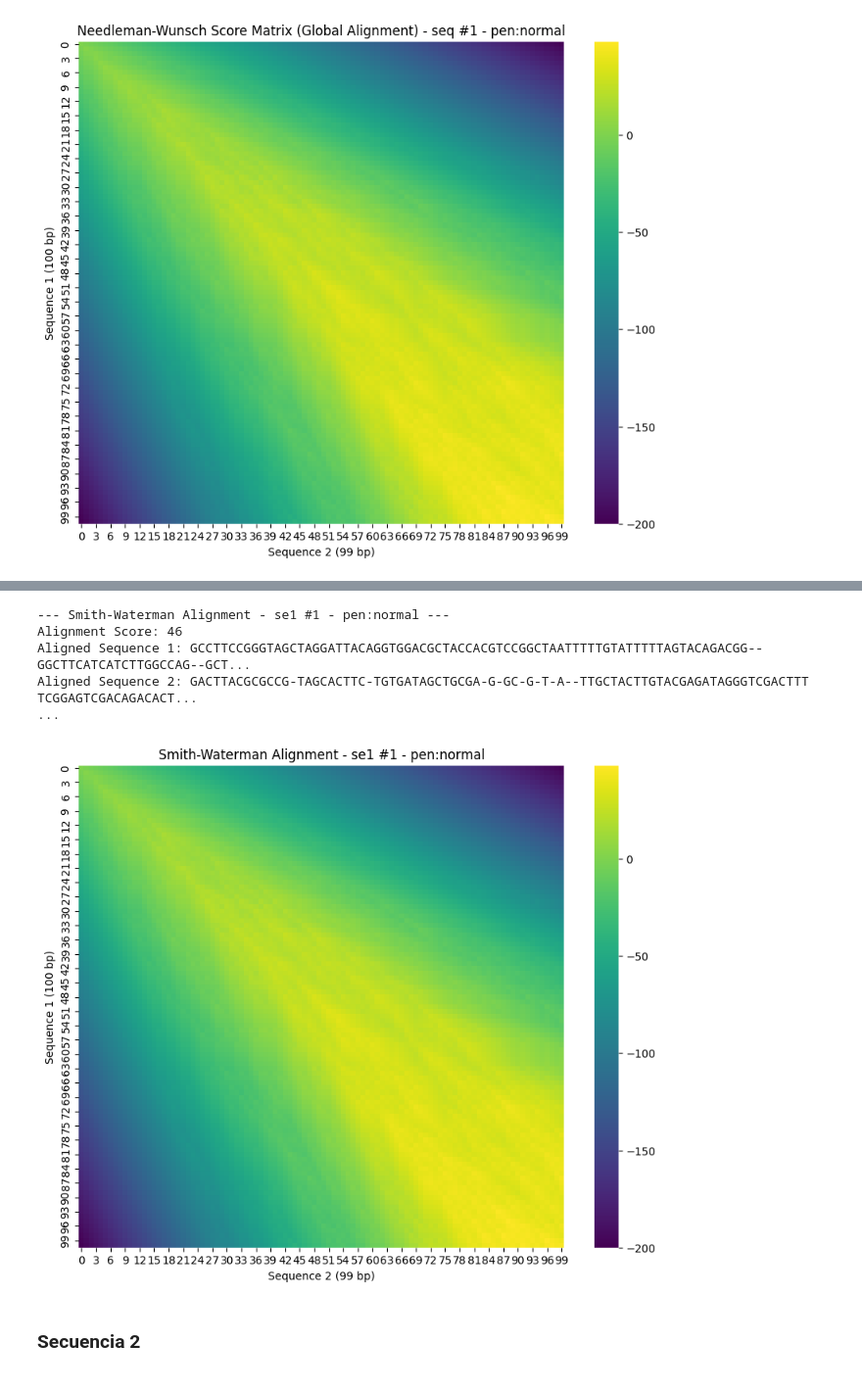
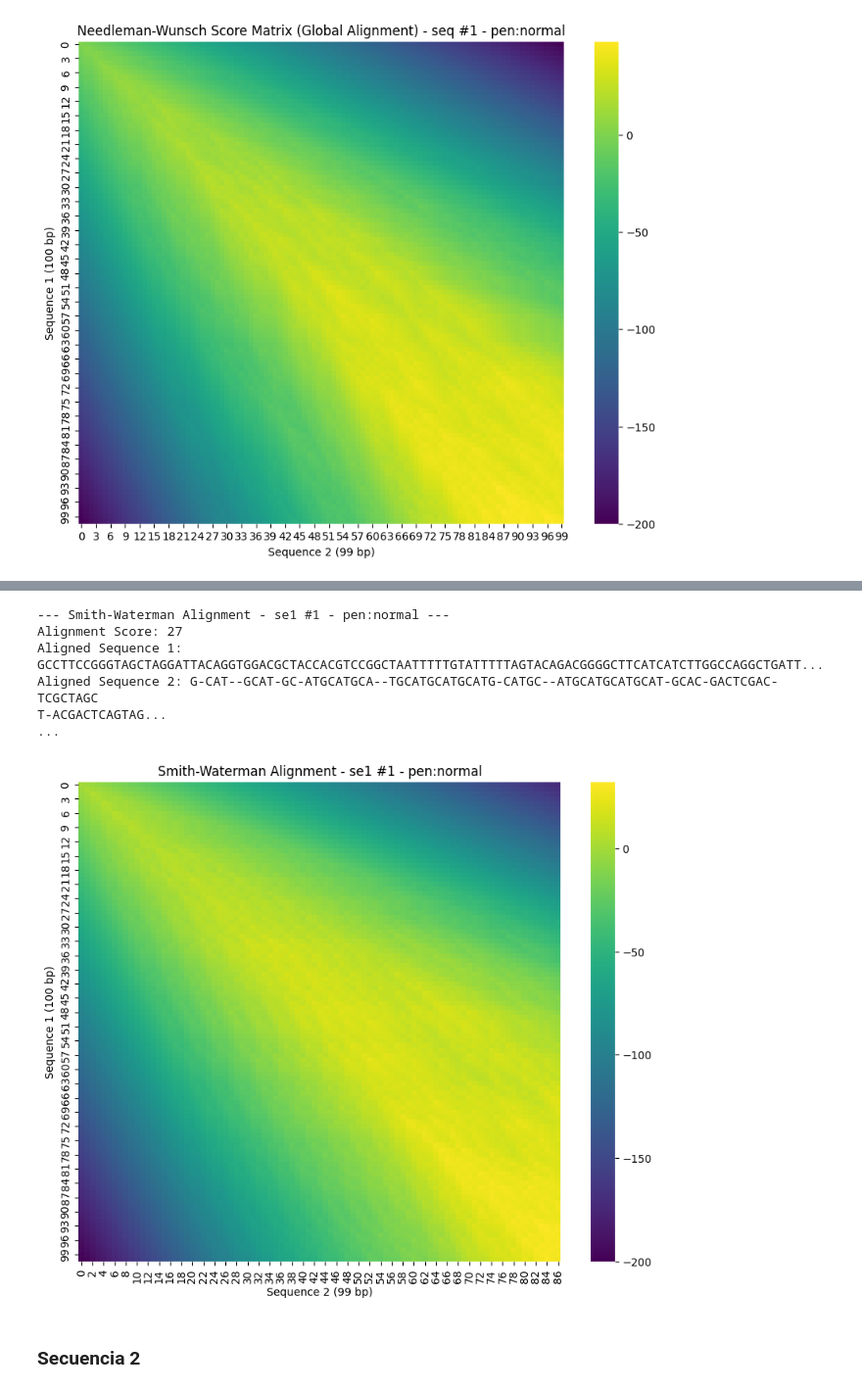
Before and after one commit to Roi-flores13/NLP_DNA_Sequencing, a Jupyter notebook: dna_sequencing.ipynb, the cells around one changed output, grey strips where cells are left out. Shown: that part at 98% size. Saved outputs shown, nothing was run; the diff lists cells and outputs as text; code cells hidden in the pictures.

```diff
--- a/dna_sequencing.ipynb
+++ b/dna_sequencing.ipynb
@@ -197,8 +199,8 @@ Variant 2 sequence length: 99 bp
 # %%
-aligned_nw1, aligned_nw2, score_matrix_nw, score_nw = needleman_wunsch(original_seq, original_seq1)
+aligned_nw1, aligned_nw2, score_matrix_nw, score_nw = needleman_wunsch(original_seq, sequence1)
 
 output(score_nw=score_nw, aligned_nw1=aligned_nw1, aligned_nw2=aligned_nw2,
-       original_seq=original_seq, variant1_seq=variant1_seq1, score_matrix_nw=score_matrix_nw,
+       original_seq=original_seq, variant1_seq=sequence1, score_matrix_nw=score_matrix_nw,
        title="Needleman-Wunsch Score Matrix (Global Alignment) - seq #1 - pen:normal", plt_nmb=1)
 # %% [output]
 --- Needleman-Wunsch Score Matrix (Global Alignment) - seq #1 - pen:normal ---
@@ -211,17 +259,17 @@ TCGGAGTCGACAGACACT...
 # %%
-aligned_sw1, aligned_sw2, score_sw, score_matrix_sw = smith_waterman(original_seq, variant1_seq1)
+aligned_sw1, aligned_sw2, score_sw, score_matrix_sw = smith_waterman(original_seq, sequence1)
 
 output(score_nw=score_nw, aligned_nw1=aligned_nw1, aligned_nw2=aligned_nw2,
-       original_seq=original_seq, variant1_seq=variant1_seq1, score_matrix_nw=score_matrix_nw,
+       original_seq=original_seq, variant1_seq=sequence1, score_matrix_nw=score_matrix_nw,
        title="Smith-Waterman Alignment - se1 #1 - pen:normal", plt_nmb=2)
 # %% [output]
 --- Smith-Waterman Alignment - se1 #1 - pen:normal ---
-Alignment Score: 46
-Aligned Sequence 1: GCCTTCCGGGTAGCTAGGATTACAGGTGGACGCTACCACGTCCGGCTAATTTTTGTATTTTTAGTACAGACGG--GGCTTCATCATCTTGGCCAG--GCT...
-Aligned Sequence 2: GACTTACGCGCCG-TAGCACTTC-TGTGATAGCTGCGA-G-GC-G-T-A--TTGCTACTTGTACGAGATAGGGTCGACTTT
-TCGGAGTCGACAGACACT...
+Alignment Score: 27
+Aligned Sequence 1: GCCTTCCGGGTAGCTAGGATTACAGGTGGACGCTACCACGTCCGGCTAATTTTTGTATTTTTAGTACAGACGGGGCTTCATCATCTTGGCCAGGCTGATT...
+Aligned Sequence 2: G-CAT--GCAT-GC-ATGCATGCA--TGCATGCATGCATG-CATGC--ATGCATGCATGCAT-GCAC-GACTCGAC-TCGCTAGC
+T-ACGACTCAGTAG...
 ...
-[figure, old version]
+[figure, new version]
 # %% [markdown]
 ### Secuencia 2
 # %%
```
Also changed, not shown: parts of 13 cells of this notebook.
